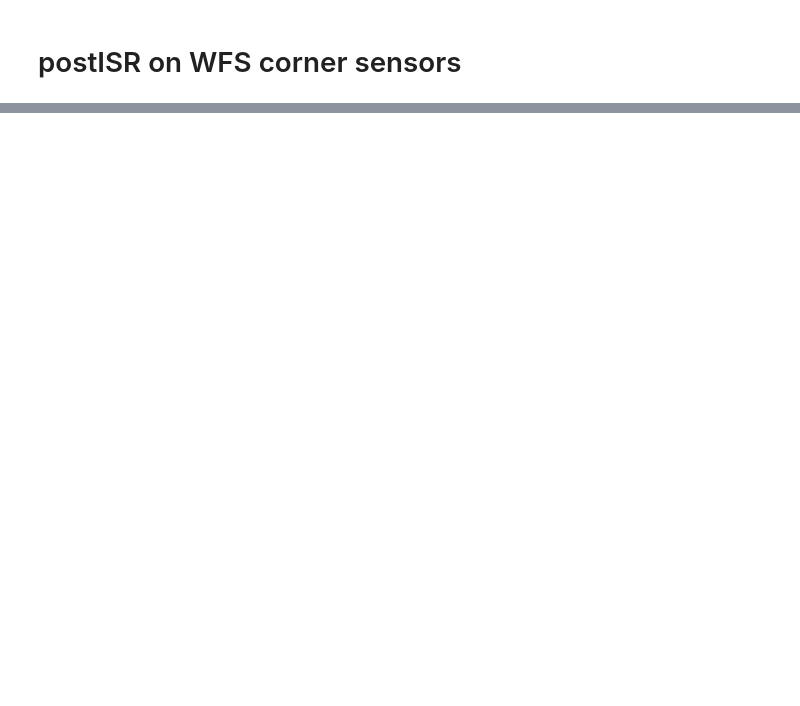
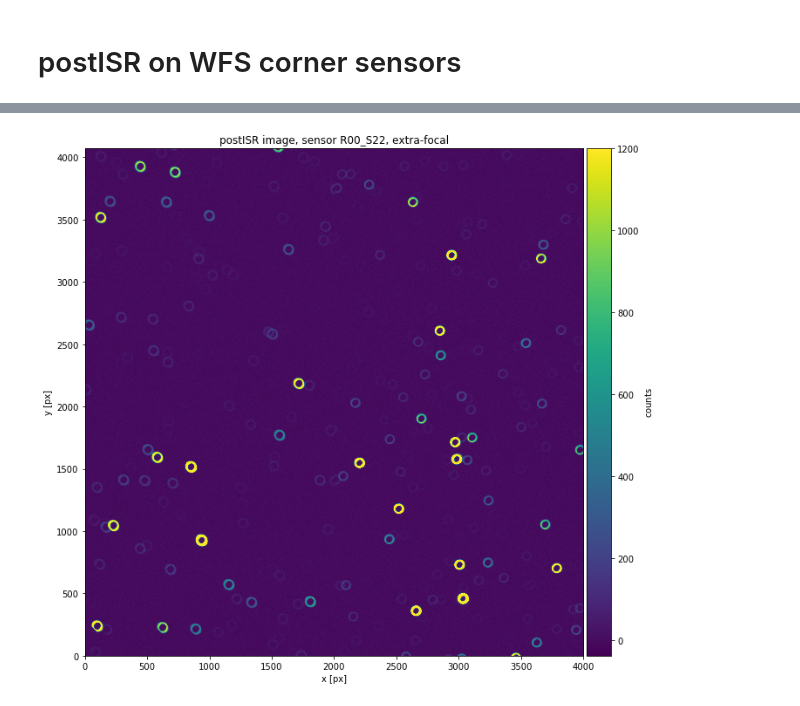
Before and after one commit to lsst-ts/ts_phosim, a Jupyter notebook: notebooks/analysis_notebooks/postISR_corner_WFS.ipynb, the cells around one changed output, grey strips where cells are left out. Drawn from its saved outputs; the diff is of its cells as text; code cells hidden in the pictures; blank space fills up the shorter version.

Commit message:
running wavefront sensing algorithm on postISR images for corner sensors

```diff
--- a/notebooks/analysis_notebooks/postISR_corner_WFS.ipynb
+++ b/notebooks/analysis_notebooks/postISR_corner_WFS.ipynb
@@ -83,0 +36,4 @@ WARNING: negative scale parameter, image is within caustic, zcCol (in um)=
+# %%
+topDir = '/epyc/users/suberlak/Commissioning/aos/ts_phosim/notebooks/analysis_scripts/results_gaia/'
+closed_loop_input_dir = os.path.join(topDir,'dr2_med_full_2020_24_wideWFS/input/')
+raInDeg, decInDeg = at.getRaDecFromGaiaField('med')
@@ -83,0 +164,5 @@ WARNING: negative scale parameter, image is within caustic, zcCol (in um)=
+# %%
+data_dir = closed_loop_input_dir[:-len('/input')]
+print(data_dir)
+image = at.readPostISRImage(data_dir, focalType = 'intra', raft = 'R00', detector = 'S22',
+                           rerun='run1')
@@ -83,0 +176,7 @@ WARNING: negative scale parameter, image is within caustic, zcCol (in um)=
+# %%
+at.plotImage(image,ax=None, log=False, sensor='R00_S22', focalType='extra',
+          postage=None,postFlag=False, centroid=False,
+          starMarker='redCross',starMarkerArgs=None,
+          centMarkerArgs = None,centMarker='redCross', plotArgs = { 'vmax':1200})
+# %% [output]
+[figure, added]
```
Also changed, not shown: parts of 30 cells of this notebook.
